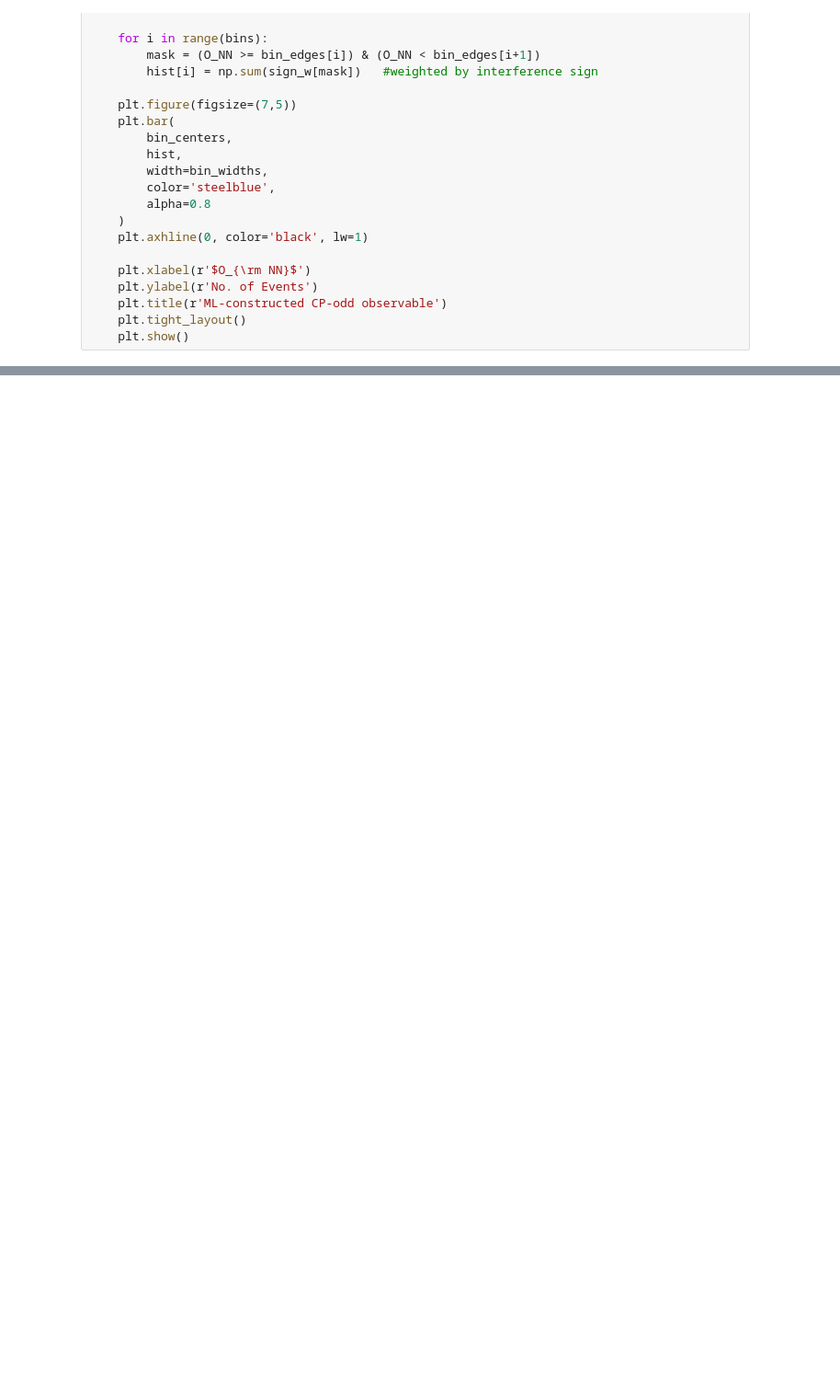
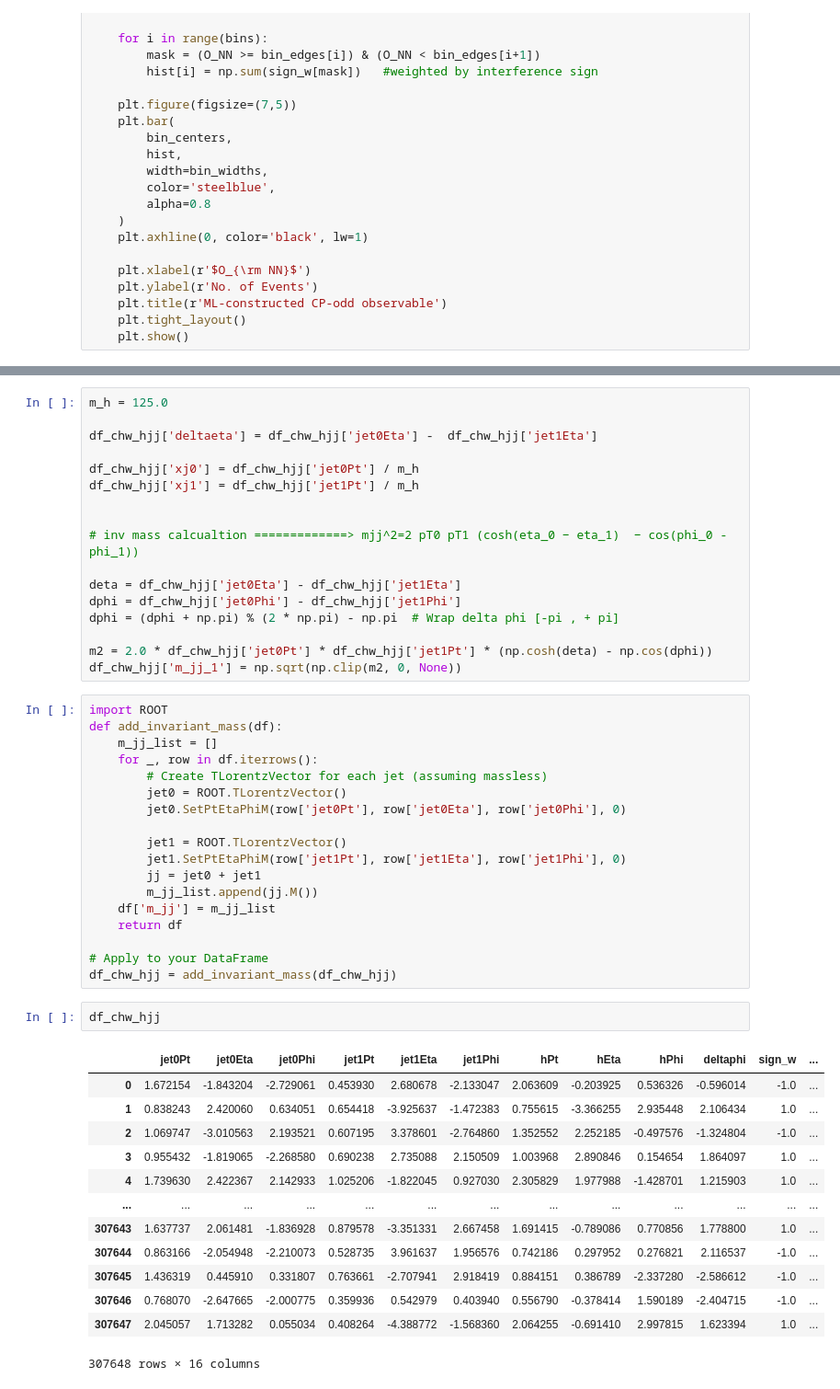
Before and after one commit to amandipde/WHEPP_25, a Jupyter notebook: sym_reg_test.ipynb, the cells around one changed output, grey strips where cells are left out. Shown at 92% size. Drawn from its saved outputs; the diff is of its cells as text; blank space fills up the shorter version.

```diff
--- a/sym_reg_test.ipynb
+++ b/sym_reg_test.ipynb
@@ -378,0 +384,51 @@ Av Delta Phi: 0.698825728200129
+# %%
+m_h = 125.0
+
+df_chw_hjj['deltaeta'] = df_chw_hjj['jet0Eta'] -  df_chw_hjj['jet1Eta']
+
+df_chw_hjj['xj0'] = df_chw_hjj['jet0Pt'] / m_h
+df_chw_hjj['xj1'] = df_chw_hjj['jet1Pt'] / m_h
+
+
+# inv mass calcualtion =============> mjj^2=2 pT0 pT1 (cosh(eta_0 − eta_1)  − cos(phi_0 - phi_1))
+
+deta = df_chw_hjj['jet0Eta'] - df_chw_hjj['jet1Eta']
+dphi = df_chw_hjj['jet0Phi'] - df_chw_hjj['jet1Phi']
+dphi = (dphi + np.pi) % (2 * np.pi) - np.pi  # Wrap delta phi [-pi , + pi]
+
+m2 = 2.0 * df_chw_hjj['jet0Pt'] * df_chw_hjj['jet1Pt'] * (np.cosh(deta) - np.cos(dphi))
+df_chw_hjj['m_jj_1'] = np.sqrt(np.clip(m2, 0, None))
+# %%
+import ROOT
+def add_invariant_mass(df):
+    m_jj_list = []
+    for _, row in df.iterrows():
+        # Create TLorentzVector for each jet (assuming massless)
+        jet0 = ROOT.TLorentzVector()
+        jet0.SetPtEtaPhiM(row['jet0Pt'], row['jet0Eta'], row['jet0Phi'], 0)
+
+        jet1 = ROOT.TLorentzVector()
+        jet1.SetPtEtaPhiM(row['jet1Pt'], row['jet1Eta'], row['jet1Phi'], 0)
+        jj = jet0 + jet1
+        m_jj_list.append(jj.M())
+    df['m_jj'] = m_jj_list
+    return df
+
+# Apply to your DataFrame
+df_chw_hjj = add_invariant_mass(df_chw_hjj)
+# %%
+df_chw_hjj
+# %% [output]
+|  | jet0Pt | jet0Eta | jet0Phi | jet1Pt | jet1Eta | jet1Phi | hPt | hEta | hPhi | deltaphi | sign_w | ... |
+| 0 | 1.672154 | -1.843204 | -2.729061 | 0.453930 | 2.680678 | -2.133047 | 2.063609 | -0.203925 | 0.536326 | -0.596014 | -1.0 | ... |
+| 1 | 0.838243 | 2.420060 | 0.634051 | 0.654418 | -3.925637 | -1.472383 | 0.755615 | -3.366255 | 2.935448 | 2.106434 | 1.0 | ... |
+| 2 | 1.069747 | -3.010563 | 2.193521 | 0.607195 | 3.378601 | -2.764860 | 1.352552 | 2.252185 | -0.497576 | -1.324804 | -1.0 | ... |
+| 3 | 0.955432 | -1.819065 | -2.268580 | 0.690238 | 2.735088 | 2.150509 | 1.003968 | 2.890846 | 0.154654 | 1.864097 | 1.0 | ... |
+| 4 | 1.739630 | 2.422367 | 2.142933 | 1.025206 | -1.822045 | 0.927030 | 2.305829 | 1.977988 | -1.428701 | 1.215903 | 1.0 | ... |
+| ... | ... | ... | ... | ... | ... | ... | ... | ... | ... | ... | ... | ... |
+| 307643 | 1.637737 | 2.061481 | -1.836928 | 0.879578 | -3.351331 | 2.667458 | 1.691415 | -0.789086 | 0.770856 | 1.778800 | 1.0 | ... |
+| 307644 | 0.863166 | -2.054948 | -2.210073 | 0.528735 | 3.961637 | 1.956576 | 0.742186 | 0.297952 | 0.276821 | 2.116537 | -1.0 | ... |
+| 307645 | 1.436319 | 0.445910 | 0.331807 | 0.763661 | -2.707941 | 2.918419 | 0.884151 | 0.386789 | -2.337280 | -2.586612 | -1.0 | ... |
+| 307646 | 0.768070 | -2.647665 | -2.000775 | 0.359936 | 0.542979 | 0.403940 | 0.556790 | -0.378414 | 1.590189 | -2.404715 | -1.0 | ... |
+| 307647 | 2.045057 | 1.713282 | 0.055034 | 0.408264 | -4.388772 | -1.568360 | 2.064255 | -0.691410 | 2.997815 | 1.623394 | 1.0 | ... |
+307648 rows × 16 columns
```
Also changed, not shown: parts of 24 cells of this notebook, 1 other file.
